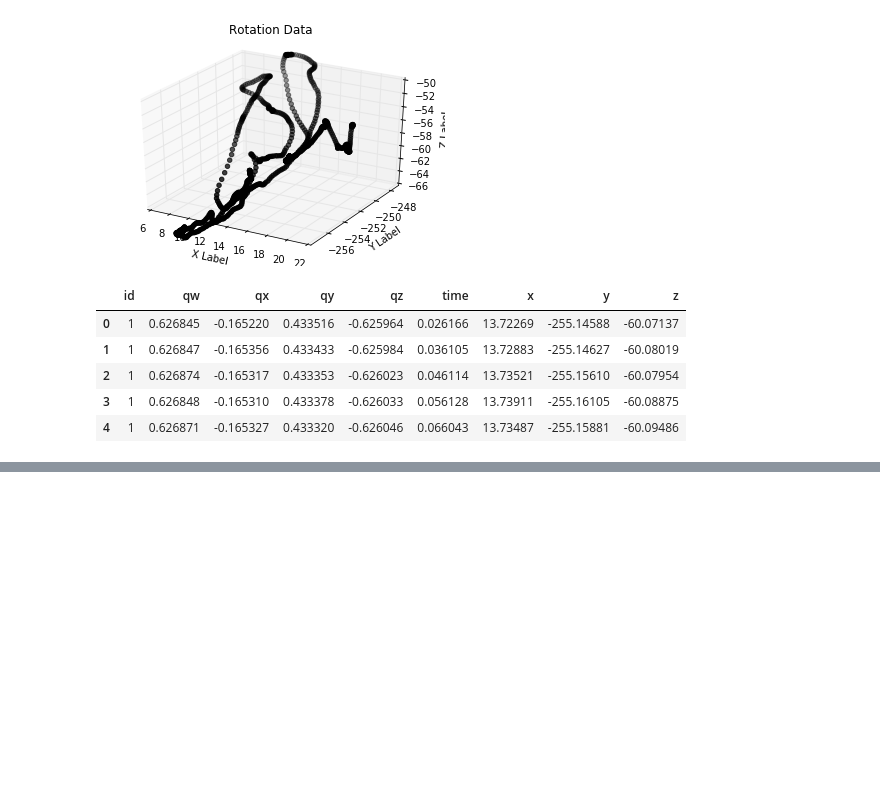
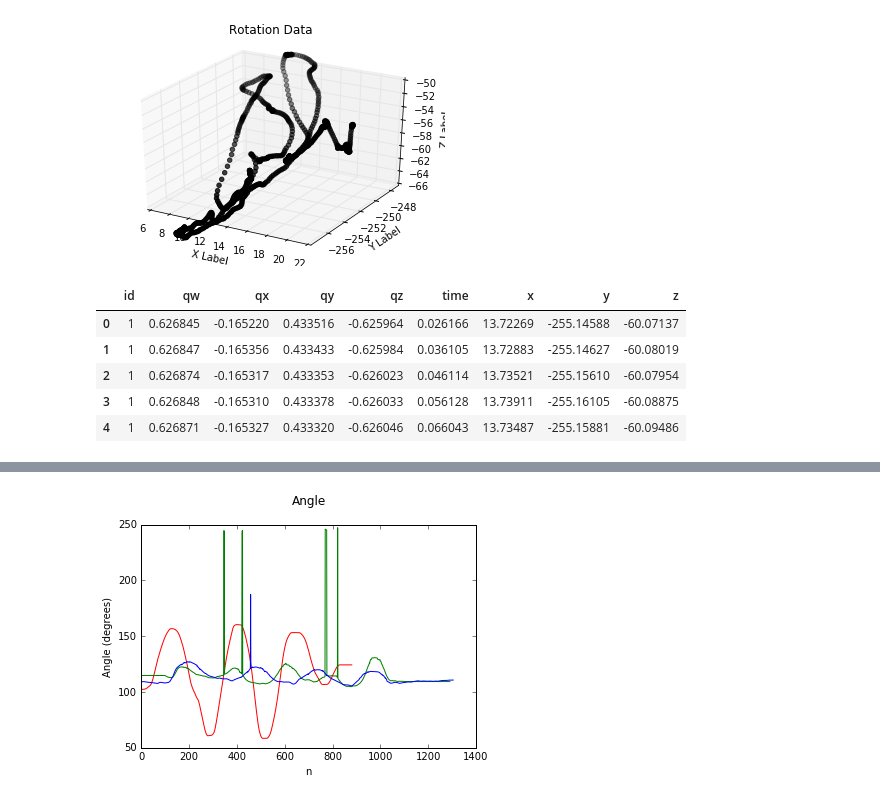
Before and after one commit to BSEL-UC3M/AlgiaCervical-EMarinetto, a Jupyter notebook: Demo Code for Algia Cervical.ipynb, the cells around one changed output, grey strips where cells are left out. Cells and saved outputs as stored; diff of their text form; code cells hidden in the pictures; blank space fills up the shorter version.

```diff
--- a/Demo Code for Algia Cervical.ipynb
+++ b/Demo Code for Algia Cervical.ipynb
@@ -178,0 +226,81 @@ plt.show()
+# %%
+# Complete Calibration Process and extraction of triedron of head
+
+
+
+def CalibrateHead(rotation_file, flex_lat_file, flex_ext_file, plotme = True):
+    # Read three files
+    rotDF = getDataFromCSVTrackingTools(rotation_file)
+    flexLatDF = getDataFromCSVTrackingTools(flex_lat_file)
+    flexExtDF = getDataFromCSVTrackingTools(flex_ext_file)
+
+
+    anglesrot = 2 * np.arccos(rotDF.qw.values)
+    anglesflexLat = 2 * np.arccos(flexLatDF.qw.values)
+    anglesflexExt = 2 * np.arccos(flexExtDF.qw.values)
+
+
+    ixrot = rotDF.qx.values / np.sin(anglesrot/2)
+    iyrot = rotDF.qy.values / np.sin(anglesrot/2)
+    izrot = rotDF.qz.values / np.sin(anglesrot/2)
+
+    ixflexLat = flexLatDF.qx.values / np.sin(anglesflexLat/2)
+    iyflexLat = flexLatDF.qy.values / np.sin(anglesflexLat/2)
+    izflexLat = flexLatDF.qz.values / np.sin(anglesflexLat/2)
+
+    ixflexExt = flexExtDF.qx.values / np.sin(anglesflexExt/2)
+    iyflexExt = flexExtDF.qy.values / np.sin(anglesflexExt/2)
+    izflexExt = flexExtDF.qz.values / np.sin(anglesflexExt/2)
+
+
+    AxisRotationMedianrot = np.array([np.median(ixrot),np.median(iyrot),np.median(izrot)])
+    AxisRotationMeanrot = np.array([np.mean(ixrot),np.mean(iyrot),np.mean(izrot)])
+
+    AxisRotationMedianflexLat = np.array([np.median(ixflexLat),np.median(iyflexLat),np.median(izflexLat)])
+    AxisRotationMeanflexLat = np.array([np.mean(ixflexLat),np.mean(iyflexLat),np.mean(izflexLat)])
+
+    AxisRotationMedianflexExt = np.array([np.median(ixflexExt),np.median(iyflexExt),np.median(izflexExt)])
+    AxisRotationMeanflexExt = np.array([np.mean(ixflexExt),np.mean(iyflexExt),np.mean(izflexExt)])
+
+
+
+
+    if plotme == True:
+
+        fig = plt.figure()
+        ax = fig.add_subplot(111)
+        ax.plot(np.degrees(anglesrot), 'r')
+        ax.plot(np.degrees(anglesflexLat), 'g')
+        ax.plot(np.degrees(anglesflexExt), 'b')
+        ax.set_xlabel('n')
+        ax.set_ylabel('Angle (degrees)')
+        ax.set_title('Angle\n')
+
+        plt.show()
+
+
+
+
+
+        fig = plt.figure()
+        ax = fig.add_subplot(111, projection='3d')
+
+        ax.quiver(0,0,0, AxisRotationMedianrot[0], AxisRotationMedianrot[1], AxisRotationMedianrot[2], length=0.1, lw=2)
+        ax.quiver(0,0,0, AxisRotationMedianflexLat[0], AxisRotationMedianflexLat[1], AxisRotationMedianflexLat[2], length = 0.1, lw=2)
+        ax.quiver(0,0,0, AxisRotationMedianflexExt[0], AxisRotationMedianflexExt[1], AxisRotationMedianflexExt[2], length = 0.1, lw=2)
+
+        ax.set_xlabel('X Label')
+        ax.set_ylabel('Y Label')
+        ax.set_zlabel('Z Label')
+        ax.axis('equal')
+        ax.set_title('Rotation Axis\n')
+
+        plt.show()
+
+        print 'Axis Rotation Median ', AxisRotationMedianrot
+        print 'Axis Flex Lat Median ', AxisRotationMedianflexLat
+        print 'Axis Flex Ext Median ', AxisRotationMedianflexExt
+
+CalibrateHead(rotation_file, flex_lat_file, flex_ext_file)
+# %% [output]
+[figure, added]
```
Also changed, not shown: parts of 8 cells of this notebook, 1 other file.
